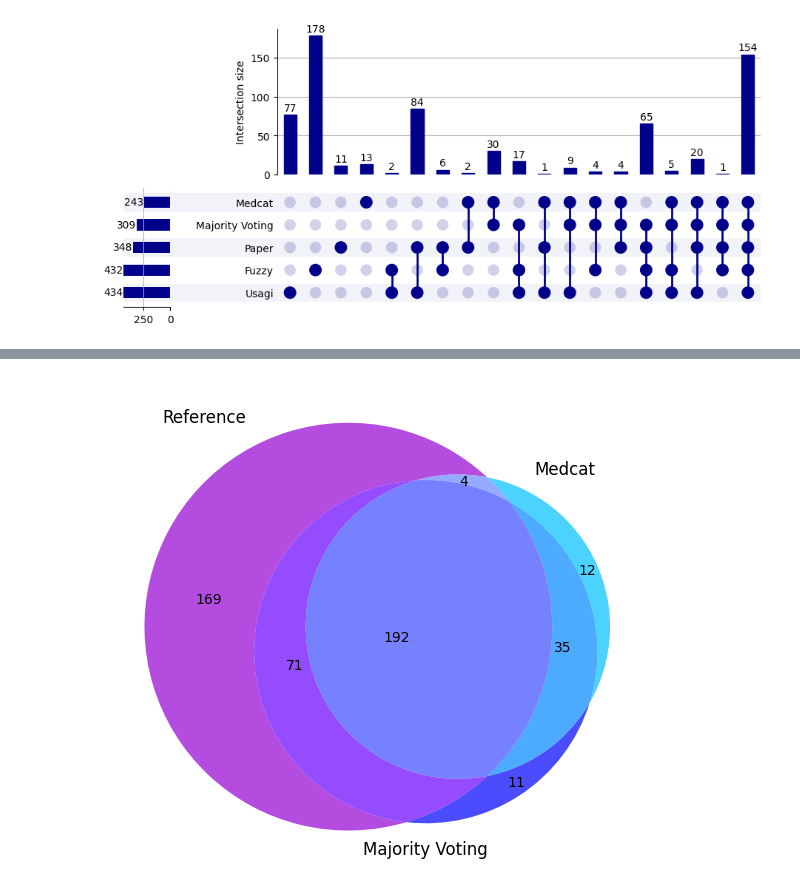
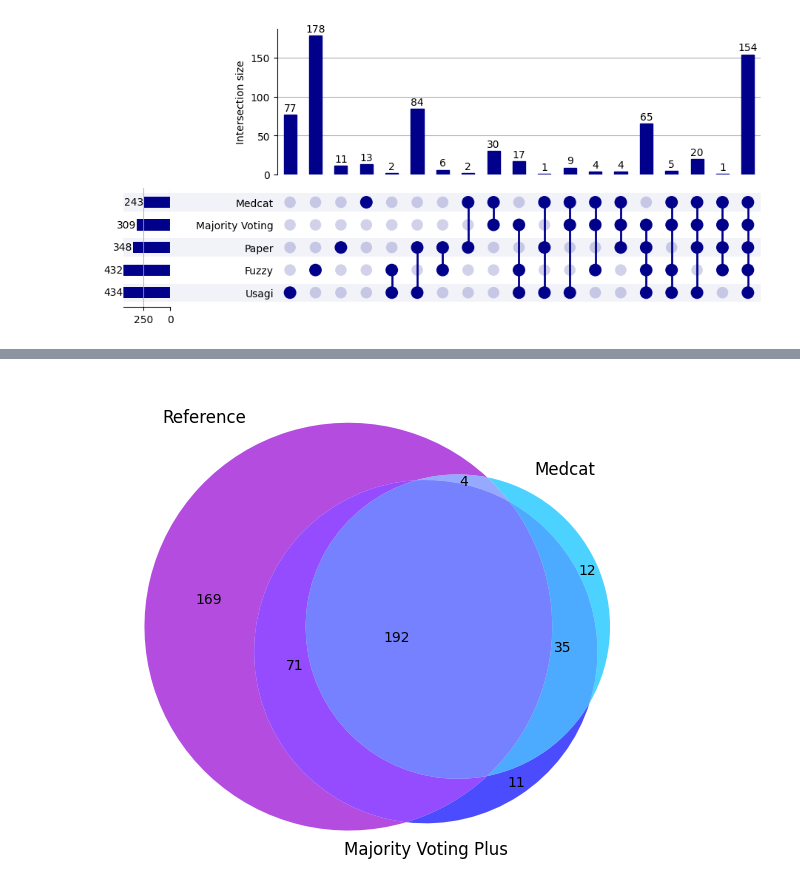
Before and after one commit to ryashpal/EHRQC, a Jupyter notebook: notebooks/python/concept_mapping/20002_non_cancer_illness.ipynb, the cells around one changed output, grey strips where cells are left out. Drawn from its saved outputs; the diff is of its cells as text; code cells hidden in the pictures.

```diff
--- a/notebooks/python/concept_mapping/20002_non_cancer_illness.ipynb
+++ b/notebooks/python/concept_mapping/20002_non_cancer_illness.ipynb
@@ -878,35 +878,35 @@ B = set(mergedDf['concept ID'])
 C = set(mergedDf['matching_concept_id_majority_voting'])
 
 AB_overlap = A & B  #compute intersection of set A & set B
 AC_overlap = A & C
 BC_overlap = B & C
 ABC_overlap = A & B & C
 A_rest = A - AB_overlap - AC_overlap #see left graphic
 B_rest = B - AB_overlap - BC_overlap
 C_rest = C - AC_overlap - BC_overlap
 AB_only = AB_overlap - ABC_overlap   #see right graphic
 AC_only = AC_overlap - ABC_overlap
 BC_only = BC_overlap - ABC_overlap
 
 from collections import Counter
 from matplotlib_venn import venn2, venn3
 import matplotlib.pyplot as plt
 sets = Counter()               #set order A, B, C
 sets['100'] = len(A_rest)      #100 denotes A on, B off, C off
 sets['010'] = len(B_rest)      #010 denotes A off, B on, C off
 sets['001'] = len(C_rest)      #001 denotes A off, B off, C on
 sets['110'] = len(AB_only)     #110 denotes A on, B on, C off
 sets['101'] = len(AC_only)     #101 denotes A on, B off, C on
 sets['011'] = len(BC_only)     #011 denotes A off, B on, C on
 sets['111'] = len(ABC_overlap) #011 denotes A on, B on, C on
-labels = ('Reference', 'Medcat', 'Majority Voting')
+labels = ('Reference', 'Medcat', 'Majority Voting Plus')
 plt.figure(figsize=(7,7))
 ax = plt.gca()
 venn3(subsets=sets, set_labels=labels, ax=ax,set_colors=
       ('darkviolet','deepskyblue','blue'),alpha=0.7)
 plt.show()
 # %% [output]
-[figure, old version]
+[figure, new version]
 # %%
 A = set(mergedDf['concept ID'])
 B = set(mergedDf['matching_concept_id_fuzzy'])
```
Also changed, not shown: parts of 11 cells of this notebook, 4 other files.
